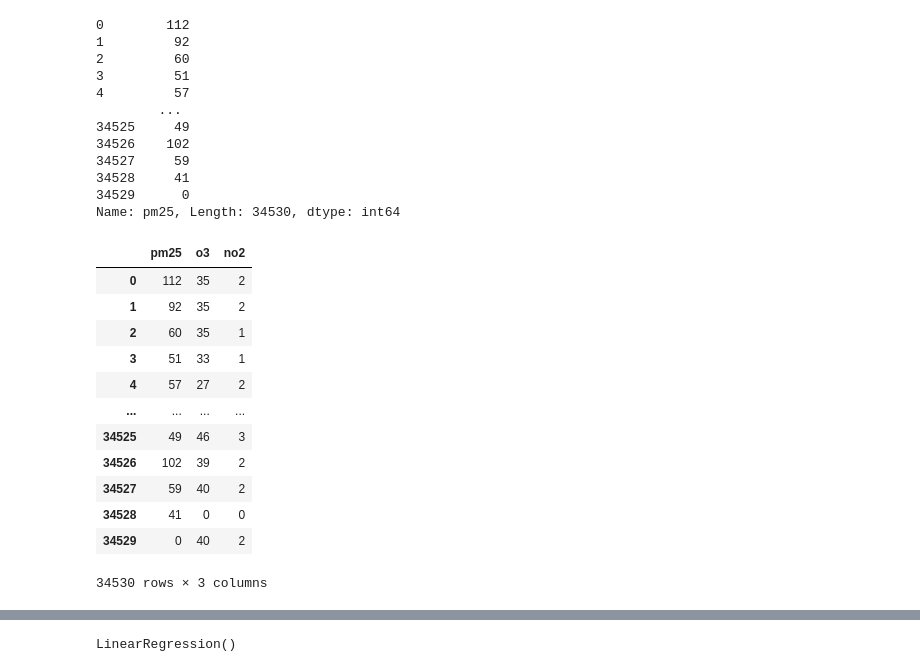
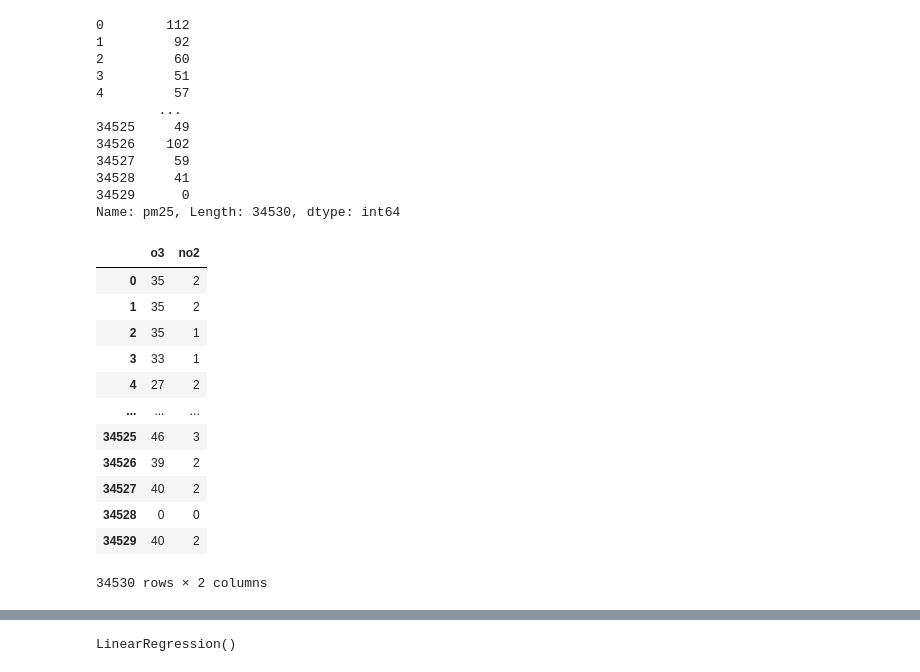
Before and after one commit to Kmdell/AI4ALL_repo, a Jupyter notebook: ai4all-south-korean-pollution.ipynb, the cells around one changed output, grey strips where cells are left out. Saved outputs shown, nothing was run; the diff lists cells and outputs as text; code cells hidden in the pictures.

```diff
--- a/ai4all-south-korean-pollution.ipynb
+++ b/ai4all-south-korean-pollution.ipynb
@@ -23,5 +20,5 @@ for dirname, _, filenames in os.walk('/kaggle/input'):
 # %%
-df = pd.read_csv('../input/south-korean-pollution/south-korean-pollution-data.csv')
+df = pd.read_csv('south-korean-pollution-data.csv')
 df.head()
 # %% [output]
 |  | Unnamed: 0 | date | pm25 | pm10 | o3 | no2 | so2 | co | Lat | Long | City | ... |
@@ -79,22 +76,22 @@ Y
 34529      0
 Name: pm25, Length: 34530, dtype: int64
 # %%
-X = new_df.drop(['Lat','Long','so2','co'], axis=1)
+X = new_df.drop(["pm25",'Lat','Long','so2','co'], axis=1)
 X
 # %% [output]
-|  | pm25 | o3 | no2 |
-| 0 | 112 | 35 | 2 |
-| 1 | 92 | 35 | 2 |
-| 2 | 60 | 35 | 1 |
-| 3 | 51 | 33 | 1 |
-| 4 | 57 | 27 | 2 |
-| ... | ... | ... | ... |
-| 34525 | 49 | 46 | 3 |
-| 34526 | 102 | 39 | 2 |
-| 34527 | 59 | 40 | 2 |
-| 34528 | 41 | 0 | 0 |
-| 34529 | 0 | 40 | 2 |
+|  | o3 | no2 |
+| 0 | 35 | 2 |
+| 1 | 35 | 2 |
+| 2 | 35 | 1 |
+| 3 | 33 | 1 |
+| 4 | 27 | 2 |
+| ... | ... | ... |
+| 34525 | 46 | 3 |
+| 34526 | 39 | 2 |
+| 34527 | 40 | 2 |
+| 34528 | 0 | 0 |
+| 34529 | 40 | 2 |
-34530 rows × 3 columns
+34530 rows × 2 columns
 # %%
 sns.pairplot(X)
 # %% [output]
```
Also changed, not shown: parts of 6 cells of this notebook, 1 other file.
